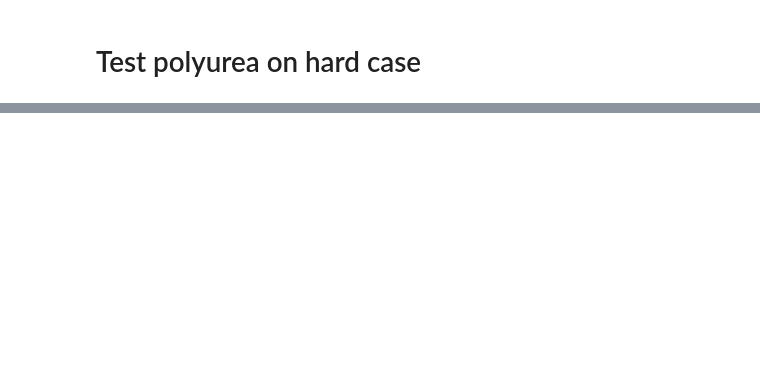
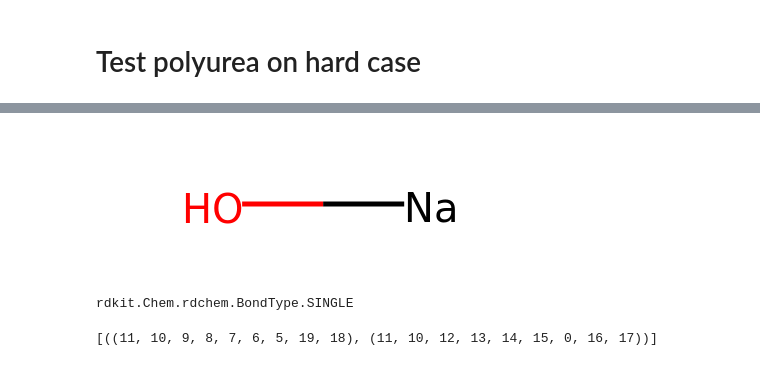
Before and after one commit to rishigurnani/hMOFs-Snurr, a Jupyter notebook: fall20_mse_8803_2.ipynb, the cells around one changed output, grey strips where cells are left out. Drawn from its saved outputs; the diff is of its cells as text; code cells hidden in the pictures; blank space fills up the shorter version.

```diff
--- a/fall20_mse_8803_2.ipynb
+++ b/fall20_mse_8803_2.ipynb
@@ -1513,0 +1026,6 @@ polymer_linkage
+# %%
+g1 = Chem.MolFromSmiles('Cl')
+g2 = Chem.MolFromSmiles('O[Na]')
+g2
+# %% [output]
+[figure, added]
@@ -1513,0 +1034,4 @@ polymer_linkage
+# %%
+b.GetBondType()
+# %% [output]
+rdkit.Chem.rdchem.BondType.SINGLE
@@ -1513,0 +1055,4 @@ polymer_linkage
+# %%
+match_pairs
+# %% [output]
+[((11, 10, 9, 8, 7, 6, 5, 19, 18), (11, 10, 12, 13, 14, 15, 0, 16, 17))]
```
Also changed, not shown: parts of 232 cells of this notebook, 1 other file.
